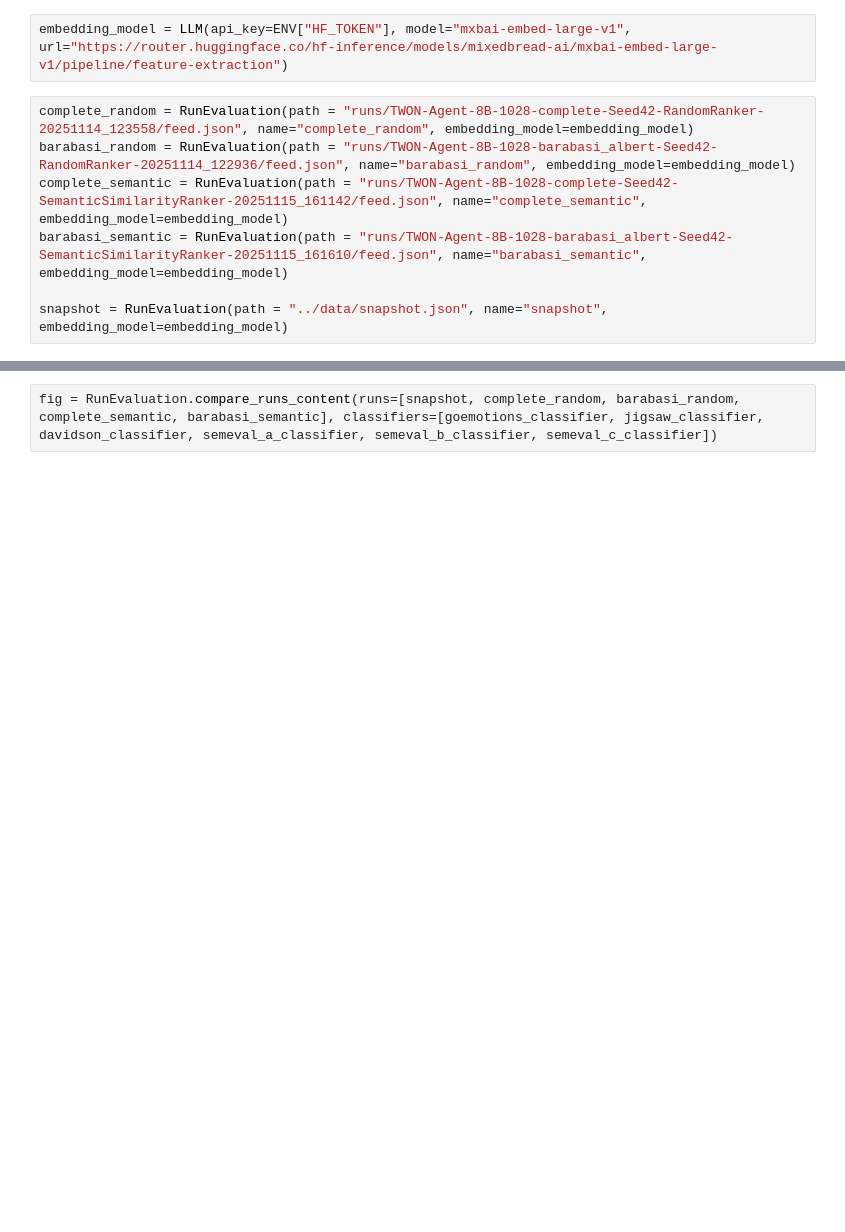
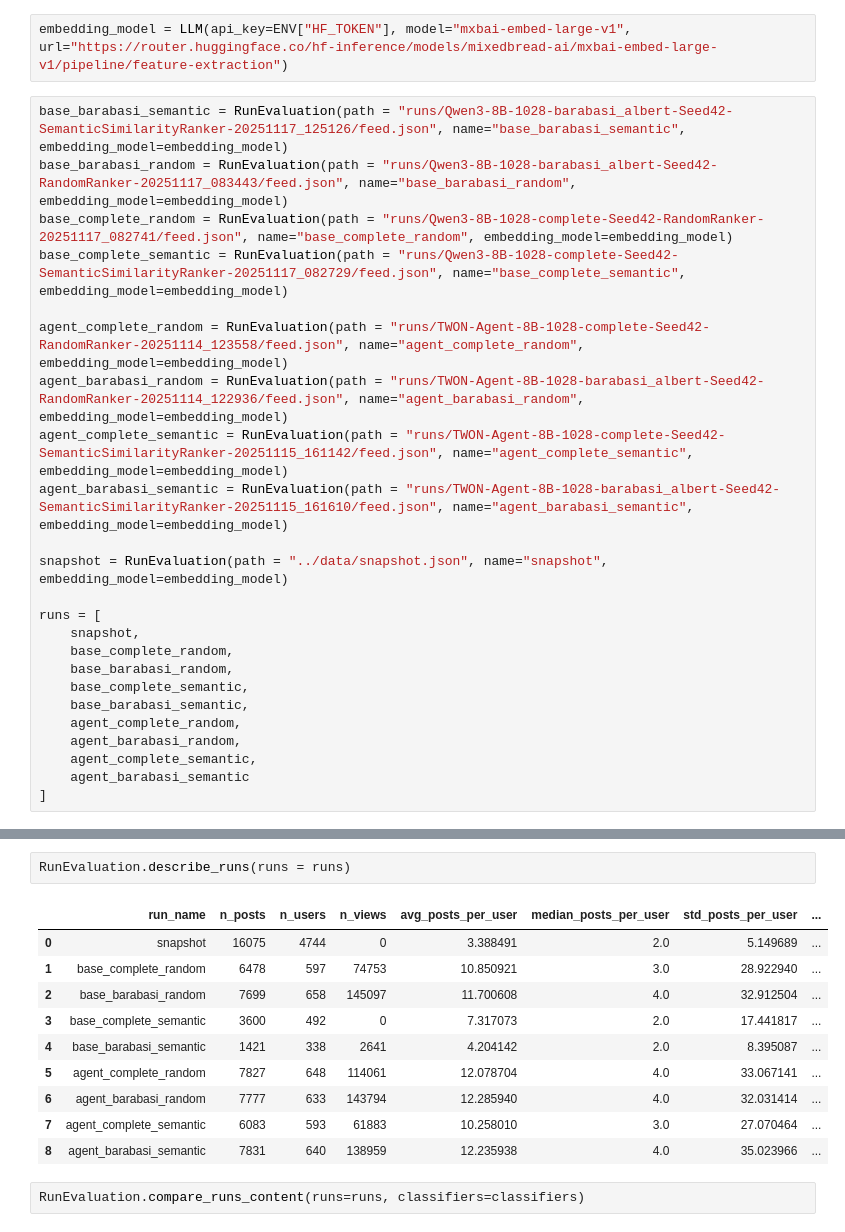
Before and after one commit to cl-trier/TWON-LSS, a Jupyter notebook: simulations/wp3_simulation/01_simulation/eval.ipynb, the cells around one changed output, grey strips where cells are left out. Drawn from its saved outputs; the diff is of its cells as text; blank space fills up the shorter version.

```diff
--- a/simulations/wp3_simulation/01_simulation/eval.ipynb
+++ b/simulations/wp3_simulation/01_simulation/eval.ipynb
@@ -8,12 +8,29 @@ ENV = dotenv.dotenv_values("../" * 3 + ".env")
 # %%
 embedding_model = LLM(api_key=ENV["HF_TOKEN"], model="mxbai-embed-large-v1", url="https://router.huggingface.co/hf-inference/models/mixedbread-ai/mxbai-embed-large-v1/pipeline/feature-extraction")
 # %%
-complete_random = RunEvaluation(path = "runs/TWON-Agent-8B-1028-complete-Seed42-RandomRanker-20251114_123558/feed.json", name="complete_random", embedding_model=embedding_model)
-barabasi_random = RunEvaluation(path = "runs/TWON-Agent-8B-1028-barabasi_albert-Seed42-RandomRanker-20251114_122936/feed.json", name="barabasi_random", embedding_model=embedding_model)
-complete_semantic = RunEvaluation(path = "runs/TWON-Agent-8B-1028-complete-Seed42-SemanticSimilarityRanker-20251115_161142/feed.json", name="complete_semantic", embedding_model=embedding_model)
-barabasi_semantic = RunEvaluation(path = "runs/TWON-Agent-8B-1028-barabasi_albert-Seed42-SemanticSimilarityRanker-20251115_161610/feed.json", name="barabasi_semantic", embedding_model=embedding_model)
+base_barabasi_semantic = RunEvaluation(path = "runs/Qwen3-8B-1028-barabasi_albert-Seed42-SemanticSimilarityRanker-20251117_125126/feed.json", name="base_barabasi_semantic", embedding_model=embedding_model)
+base_barabasi_random = RunEvaluation(path = "runs/Qwen3-8B-1028-barabasi_albert-Seed42-RandomRanker-20251117_083443/feed.json", name="base_barabasi_random", embedding_model=embedding_model)
+base_complete_random = RunEvaluation(path = "runs/Qwen3-8B-1028-complete-Seed42-RandomRanker-20251117_082741/feed.json", name="base_complete_random", embedding_model=embedding_model)
+base_complete_semantic = RunEvaluation(path = "runs/Qwen3-8B-1028-complete-Seed42-SemanticSimilarityRanker-20251117_082729/feed.json", name="base_complete_semantic", embedding_model=embedding_model)
+
+agent_complete_random = RunEvaluation(path = "runs/TWON-Agent-8B-1028-complete-Seed42-RandomRanker-20251114_123558/feed.json", name="agent_complete_random", embedding_model=embedding_model)
+agent_barabasi_random = RunEvaluation(path = "runs/TWON-Agent-8B-1028-barabasi_albert-Seed42-RandomRanker-20251114_122936/feed.json", name="agent_barabasi_random", embedding_model=embedding_model)
+agent_complete_semantic = RunEvaluation(path = "runs/TWON-Agent-8B-1028-complete-Seed42-SemanticSimilarityRanker-20251115_161142/feed.json", name="agent_complete_semantic", embedding_model=embedding_model)
+agent_barabasi_semantic = RunEvaluation(path = "runs/TWON-Agent-8B-1028-barabasi_albert-Seed42-SemanticSimilarityRanker-20251115_161610/feed.json", name="agent_barabasi_semantic", embedding_model=embedding_model)
 
 snapshot = RunEvaluation(path = "../data/snapshot.json", name="snapshot", embedding_model=embedding_model)
+
+runs = [
+    snapshot,
+    base_complete_random,
+    base_barabasi_random,
+    base_complete_semantic,
+    base_barabasi_semantic,
+    agent_complete_random,
+    agent_barabasi_random,
+    agent_complete_semantic,
+    agent_barabasi_semantic
+]
 # %% [output]
 Found existing embeddings.
 Found existing embeddings.
@@ -39,2 +60,15 @@ semeval_c_classifier = joblib.load("../classifier/semeval_task_c.joblib")
+# %%
+RunEvaluation.describe_runs(runs = runs)
+# %% [output]
+|  | run_name | n_posts | n_users | n_views | avg_posts_per_user | median_posts_per_user | std_posts_per_user | ... |
+| 0 | snapshot | 16075 | 4744 | 0 | 3.388491 | 2.0 | 5.149689 | ... |
+| 1 | base_complete_random | 6478 | 597 | 74753 | 10.850921 | 3.0 | 28.922940 | ... |
+| 2 | base_barabasi_random | 7699 | 658 | 145097 | 11.700608 | 4.0 | 32.912504 | ... |
+| 3 | base_complete_semantic | 3600 | 492 | 0 | 7.317073 | 2.0 | 17.441817 | ... |
+| 4 | base_barabasi_semantic | 1421 | 338 | 2641 | 4.204142 | 2.0 | 8.395087 | ... |
+| 5 | agent_complete_random | 7827 | 648 | 114061 | 12.078704 | 4.0 | 33.067141 | ... |
+| 6 | agent_barabasi_random | 7777 | 633 | 143794 | 12.285940 | 4.0 | 32.031414 | ... |
+| 7 | agent_complete_semantic | 6083 | 593 | 61883 | 10.258010 | 3.0 | 27.070464 | ... |
+| 8 | agent_barabasi_semantic | 7831 | 640 | 138959 | 12.235938 | 4.0 | 35.023966 | ... |
 # %%
-fig = RunEvaluation.compare_runs_content(runs=[snapshot, complete_random, barabasi_random, complete_semantic, barabasi_semantic], classifiers=[goemotions_classifier, jigsaw_classifier, davidson_classifier, semeval_a_classifier, semeval_b_classifier, semeval_c_classifier])
+RunEvaluation.compare_runs_content(runs=runs, classifiers=classifiers)
```
Also changed, not shown: parts of 6 cells of this notebook.
